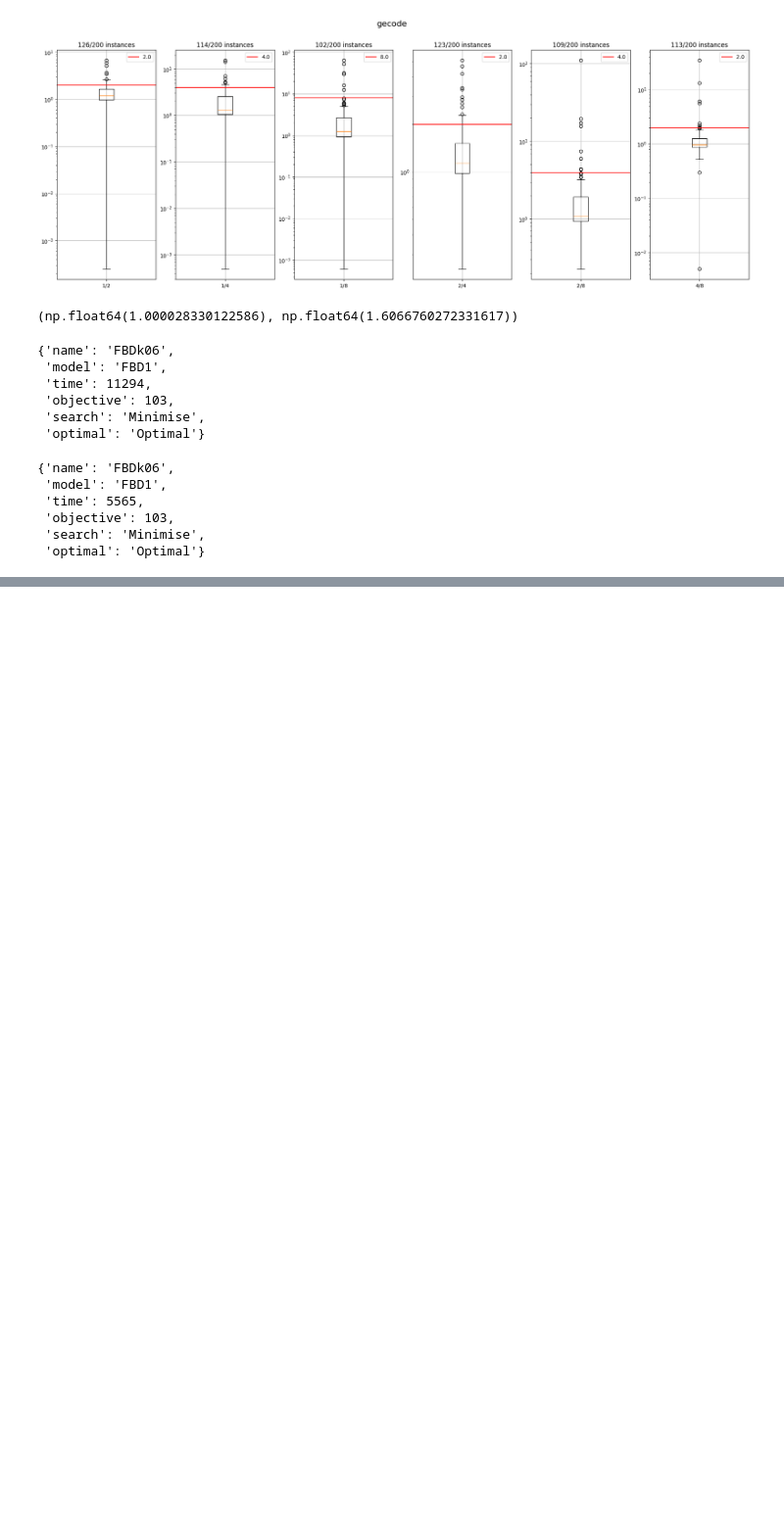
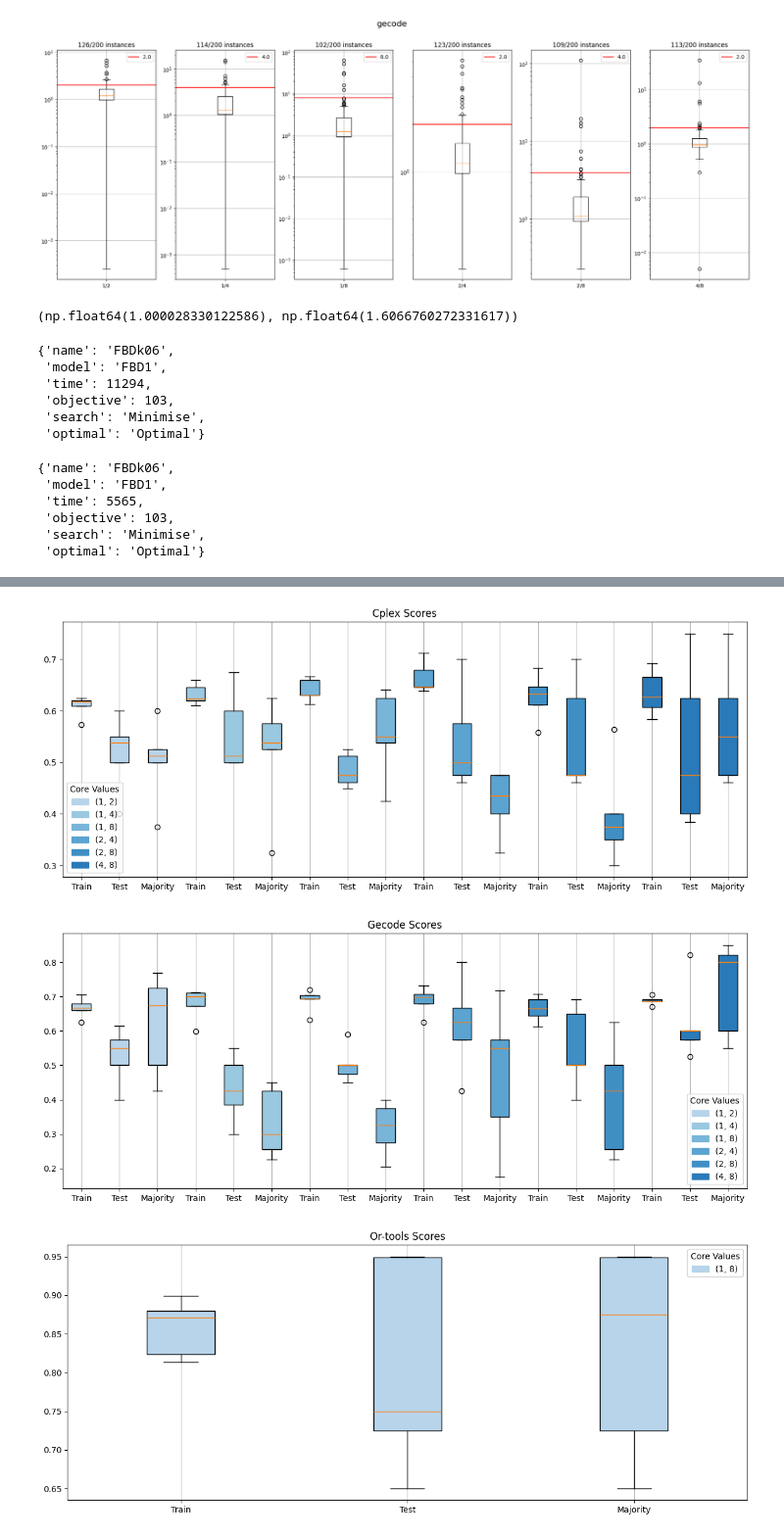
Before and after one commit to SeppiaBrilla/minizinc_challenge_parallelise, a Jupyter notebook: images.ipynb, the cells around one changed output, grey strips where cells are left out. Shown at 98% size. Drawn from its saved outputs; the diff is of its cells as text; code cells hidden in the pictures; blank space fills up the shorter version.

```diff
--- a/images.ipynb
+++ b/images.ipynb
@@ -138,18 +109,0 @@ cp-sat
-# %%
-print("objective")
-for solver_name in ["gecode", "CPLEX", 'cp-sat']:
-    solver = data[solver_name]
-    pairs = [(1, 2), (1, 4), (1, 8), (2, 4), (2, 8), (4, 8)] if solver_name != "cp-sat" else [(1,8)]
-    print(solver_name)
-    for (k1, k2) in pairs:
-        s1 = solver[str(k1)]
-        s2 = solver[str(k2)]
-        s1 = sorted(s1, key= lambda x: x["model"]+x["name"])
-        s2 = sorted(s2, key= lambda x: x["model"]+x["name"])
-        s2_b_s1 = [i for i in range(len(s1)) if s1[i]['has_solution'] and s2[i]['has_solution'] and s1[i]['search'] == 'Minimise' and s2[i]['objective'] < s1[i]['objective']] +\
-            [i for i in range(len(s1)) if s1[i]['has_solution'] and s2[i]['has_solution'] and s1[i]['search'] == 'Maximise' and s1[i]['objective'] > s2[i]['objective']]
-        s1_b_s2 = [i for i in range(len(s1)) if s1[i]['has_solution'] and s2[i]['has_solution'] and s1[i]['search'] == 'Minimise' and s2[i]['objective'] > s1[i]['objective']] +\
-            [i for i in range(len(s1)) if s1[i]['has_solution'] and s2[i]['has_solution'] and s1[i]['search'] == 'Maximise' and s1[i]['objective'] < s2[i]['objective']]
-
-        print(f" - {k2} > {k1}: {len(s2_b_s1)}")
-        print(f" - {k1} > {k2}: {len(s1_b_s2)}")
@@ -188,0 +229,52 @@ False
+# %%
+import matplotlib.pyplot as plt
+import matplotlib.patches as mpatches
+import numpy as np
+
+for model in ['svm', 'decision_tree', 'gb', 'knn']:
+    for solver in ml_results:
+        plt.figure(figsize=(12, 5))
+
+        res = {k: v for k, v in sorted(ml_results[solver]['pu'][model].items(), key=lambda x: x[0])}
+        cores = list(res.keys())
+
+        train_scores = [[r[0] for r in res[k]] for k in cores]
+        test_scores = [[r[1] for r in res[k]] for k in cores]
+        majority_scores = [[r[2] for r in res[k]] for k in cores]
+        for i in range(len(train_scores)):
+            assert len(train_scores[i]) == 5, (model, solver, cores, train_scores[i], i, len(train_scores[i]))
+            assert len(test_scores[i]) == 5, len(test_scores)
+            assert len(majority_scores[i]) == 5, len(majority_scores)
+
+        values = []
+        for i in range(len(cores)):
+            values += [train_scores[i], test_scores[i], majority_scores[i]]
+
+        cmap = plt.cm.Blues
+        group_colors = [cmap(0.3 + 0.5 * i/(len(cores))) for i in range(len(cores))]
+
+        box_colors = []
+        for col in group_colors:
+            box_colors += [col, col, col]
+
+        bp = plt.boxplot(values, patch_artist=True)
+
+        for patch, color in zip(bp['boxes'], box_colors):
+            patch.set_facecolor(color)
+
+        labels = list(np.ravel([["Train", "Test", "Majority"] for _ in cores]))
+        plt.xticks(np.arange(1, len(labels)+1), labels, )
+
+        legend_handles = [mpatches.Patch(color=group_colors[i], label=f"{cores[i]}") for i in range(len(cores))]
+        plt.legend(handles=legend_handles, title="Core Values")
+        ax = plt.gca()
+        ax.xaxis.grid(True)
+        plt.title(f"{solver.capitalize()} Scores")
+        plt.tight_layout()
+        model_name = model if model != 'svm' else 'SVM'
+        # plt.savefig(f'data/figures/{solver}/{model_name}.pdf', format='pdf')
+    plt.show()
+# %% [output]
+[figure, added]
+[figure, added]
+[figure, added]
```
Also changed, not shown: parts of 10 cells of this notebook.
